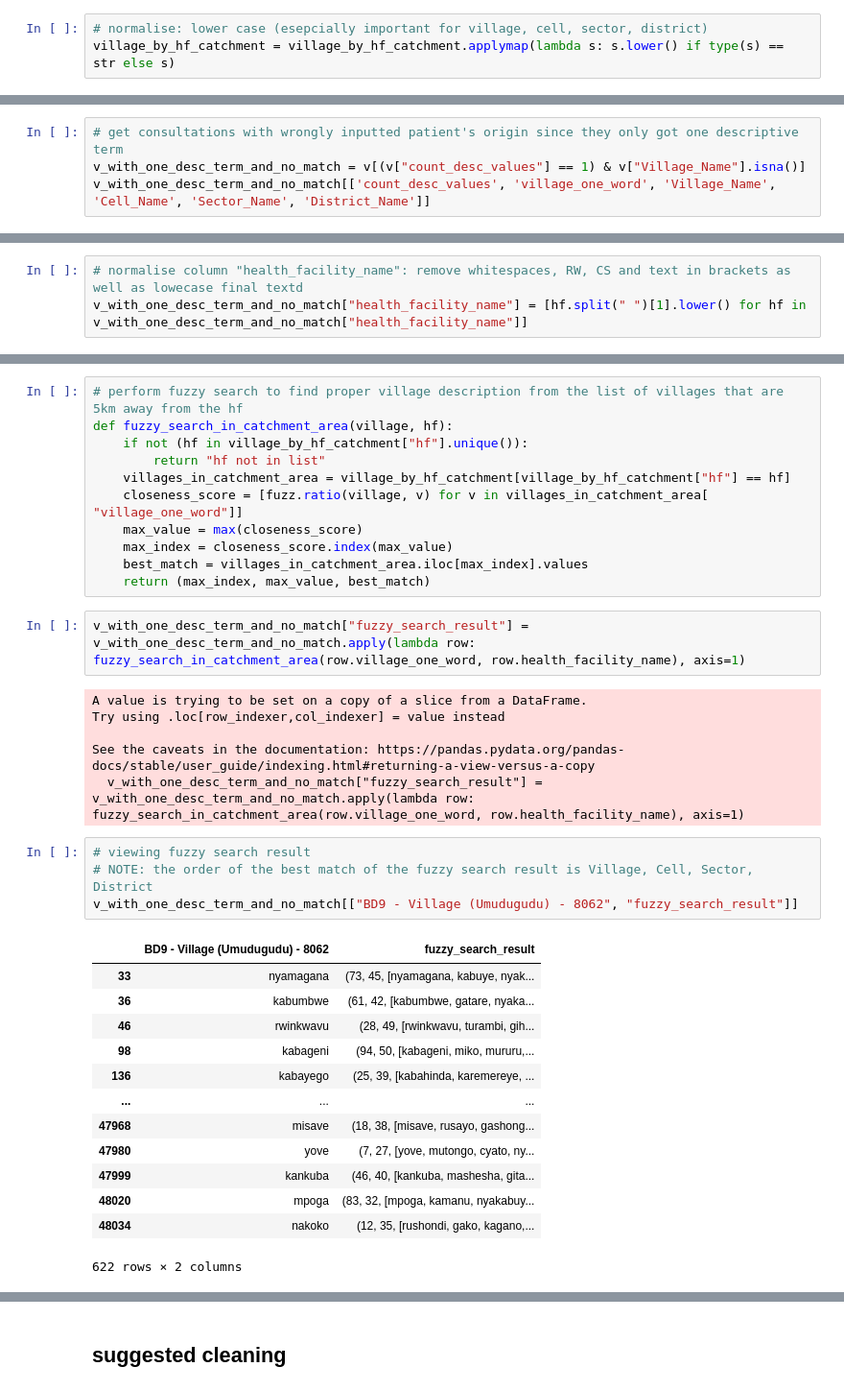
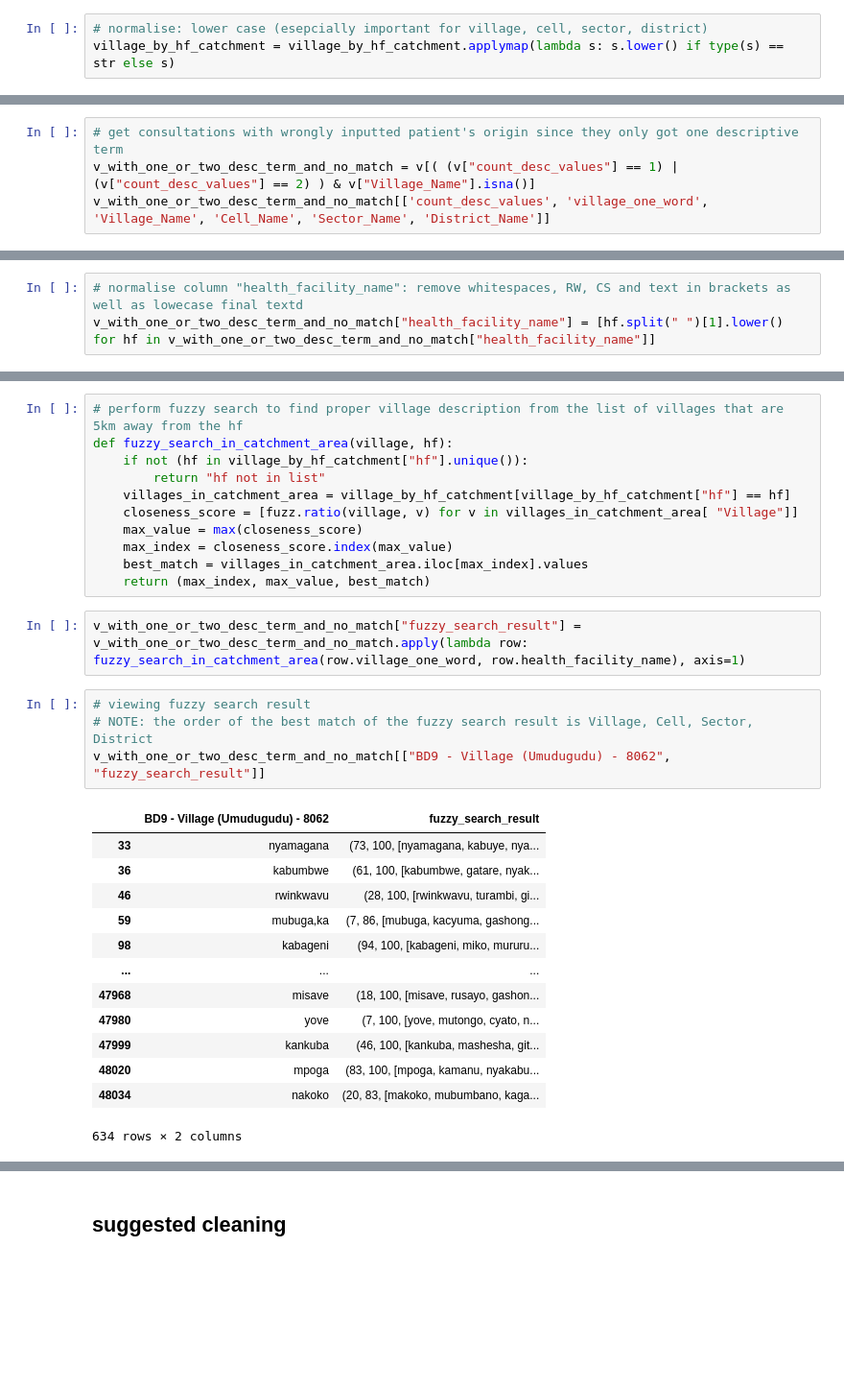
Before and after one commit to sid030sid/DYNAMIC-igh-ml-semester-project, a Jupyter notebook: rw-explorative-analysis.ipynb, the cells around one changed output, grey strips where cells are left out. Shown at 96% size. Drawn from its saved outputs; the diff is of its cells as text; blank space fills up the shorter version.

```diff
--- a/rw-explorative-analysis.ipynb
+++ b/rw-explorative-analysis.ipynb
@@ -513,8 +513,8 @@ village_by_hf_catchment = village_by_hf_catchment.applymap(lambda s: s.lower() i
 village_by_hf_catchment["village_one_word"] = village_by_hf_catchment["Village"] + village_by_hf_catchment["Cell"] + village_by_hf_catchment["Sector"] + village_by_hf_catchment["District"]
 # %%
 # get consultations with wrongly inputted patient's origin since they only got one descriptive term
-v_with_one_desc_term_and_no_match = v[(v["count_desc_values"] == 1) & v["Village_Name"].isna()]
-v_with_one_desc_term_and_no_match[['count_desc_values', 'village_one_word', 'Village_Name', 'Cell_Name', 'Sector_Name', 'District_Name']]
+v_with_one_or_two_desc_term_and_no_match = v[( (v["count_desc_values"] == 1) | (v["count_desc_values"] == 2) ) & v["Village_Name"].isna()]
+v_with_one_or_two_desc_term_and_no_match[['count_desc_values', 'village_one_word', 'Village_Name', 'Cell_Name', 'Sector_Name', 'District_Name']]
 # %% [output]
 |  | count_desc_values | village_one_word | Village_Name | Cell_Name | Sector_Name | District_Name |
 | 33 | 1 | nyamagana | NaN | NaN | NaN | NaN |
@@ -532,3 +532,3 @@ v_with_one_desc_term_and_no_match[['count_desc_values', 'village_one_word', 'Vil
 # %%
 # normalise column "health_facility_name": remove whitespaces, RW, CS and text in brackets as well as lowecase final textd
-v_with_one_desc_term_and_no_match["health_facility_name"] = [hf.split(" ")[1].lower() for hf in v_with_one_desc_term_and_no_match["health_facility_name"]]
+v_with_one_or_two_desc_term_and_no_match["health_facility_name"] = [hf.split(" ")[1].lower() for hf in v_with_one_or_two_desc_term_and_no_match["health_facility_name"]]
@@ -544,36 +538,30 @@ def fuzzy_search_in_catchment_area(village, hf):
     if not (hf in village_by_hf_catchment["hf"].unique()):
         return "hf not in list"
     villages_in_catchment_area = village_by_hf_catchment[village_by_hf_catchment["hf"] == hf]
-    closeness_score = [fuzz.ratio(village, v) for v in villages_in_catchment_area[ "village_one_word"]]
+    closeness_score = [fuzz.ratio(village, v) for v in villages_in_catchment_area[ "Village"]]
     max_value = max(closeness_score)
     max_index = closeness_score.index(max_value)
     best_match = villages_in_catchment_area.iloc[max_index].values
     return (max_index, max_value, best_match)
 # %%
-v_with_one_desc_term_and_no_match["fuzzy_search_result"] = v_with_one_desc_term_and_no_match.apply(lambda row: fuzzy_search_in_catchment_area(row.village_one_word, row.health_facility_name), axis=1)
+v_with_one_or_two_desc_term_and_no_match["fuzzy_search_result"] = v_with_one_or_two_desc_term_and_no_match.apply(lambda row: fuzzy_search_in_catchment_area(row.village_one_word, row.health_facility_name), axis=1)
-# %% [output]
-A value is trying to be set on a copy of a slice from a DataFrame.
-Try using .loc[row_indexer,col_indexer] = value instead
-
-See the caveats in the documentation: https://pandas.pydata.org/pandas-docs/stable/user_guide/indexing.html#returning-a-view-versus-a-copy
-  v_with_one_desc_term_and_no_match["fuzzy_search_result"] = v_with_one_desc_term_and_no_match.apply(lambda row: fuzzy_search_in_catchment_area(row.village_one_word, row.health_facility_name), axis=1)
 # %%
 # viewing fuzzy search result
 # NOTE: the order of the best match of the fuzzy search result is Village, Cell, Sector, District
-v_with_one_desc_term_and_no_match[["BD9 - Village (Umudugudu) - 8062", "fuzzy_search_result"]]
+v_with_one_or_two_desc_term_and_no_match[["BD9 - Village (Umudugudu) - 8062", "fuzzy_search_result"]]
 # %% [output]
 |  | BD9 - Village (Umudugudu) - 8062 | fuzzy_search_result |
-| 33 | nyamagana | (73, 45, [nyamagana, kabuye, nyak... |
-| 36 | kabumbwe | (61, 42, [kabumbwe, gatare, nyaka... |
-| 46 | rwinkwavu | (28, 49, [rwinkwavu, turambi, gih... |
-| 98 | kabageni | (94, 50, [kabageni, miko, mururu,... |
-| 136 | kabayego | (25, 39, [kabahinda, karemereye, ... |
+| 33 | nyamagana | (73, 100, [nyamagana, kabuye, nya... |
+| 36 | kabumbwe | (61, 100, [kabumbwe, gatare, nyak... |
+| 46 | rwinkwavu | (28, 100, [rwinkwavu, turambi, gi... |
+| 59 | mubuga,ka | (7, 86, [mubuga, kacyuma, gashong... |
+| 98 | kabageni | (94, 100, [kabageni, miko, mururu... |
 | ... | ... | ... |
-| 47968 | misave | (18, 38, [misave, rusayo, gashong... |
-| 47980 | yove | (7, 27, [yove, mutongo, cyato, ny... |
-| 47999 | kankuba | (46, 40, [kankuba, mashesha, gita... |
-| 48020 | mpoga | (83, 32, [mpoga, kamanu, nyakabuy... |
-| 48034 | nakoko | (12, 35, [rushondi, gako, kagano,... |
+| 47968 | misave | (18, 100, [misave, rusayo, gashon... |
+| 47980 | yove | (7, 100, [yove, mutongo, cyato, n... |
+| 47999 | kankuba | (46, 100, [kankuba, mashesha, git... |
+| 48020 | mpoga | (83, 100, [mpoga, kamanu, nyakabu... |
+| 48034 | nakoko | (20, 83, [makoko, mubumbano, kaga... |
-622 rows × 2 columns
+634 rows × 2 columns
 # %%
 # NOTE: the order of the best match of the fuzzy search result is Village, Cell, Sector, District
```
Also changed, not shown: parts of 25 cells of this notebook, 1 other file.
